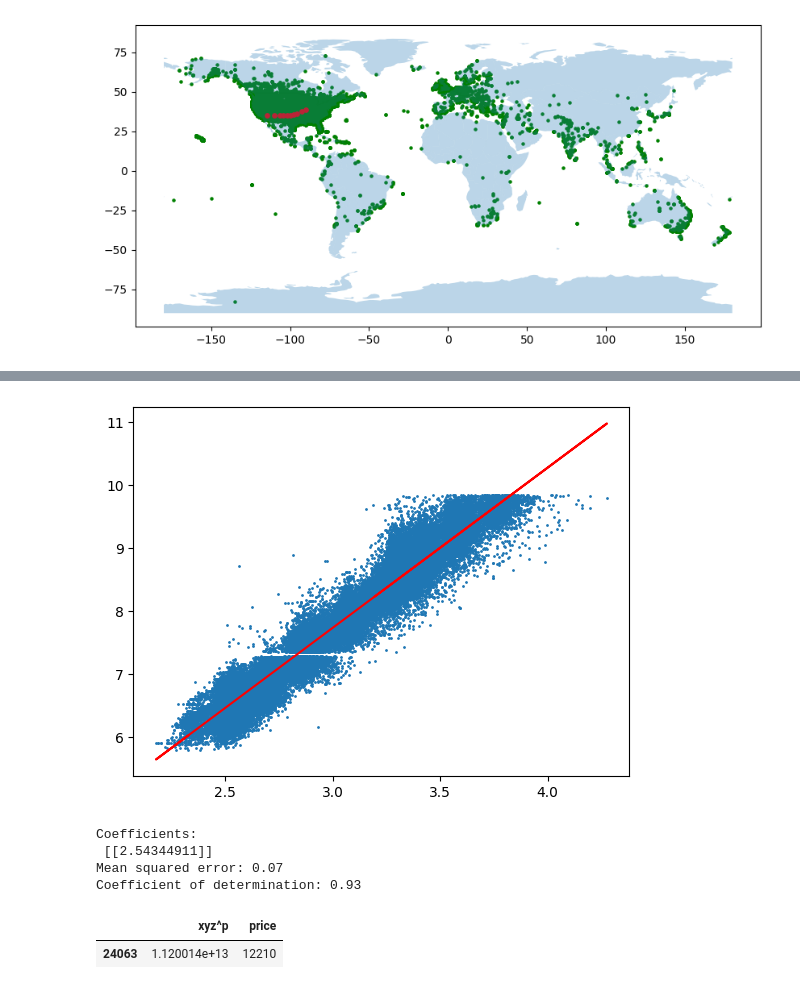
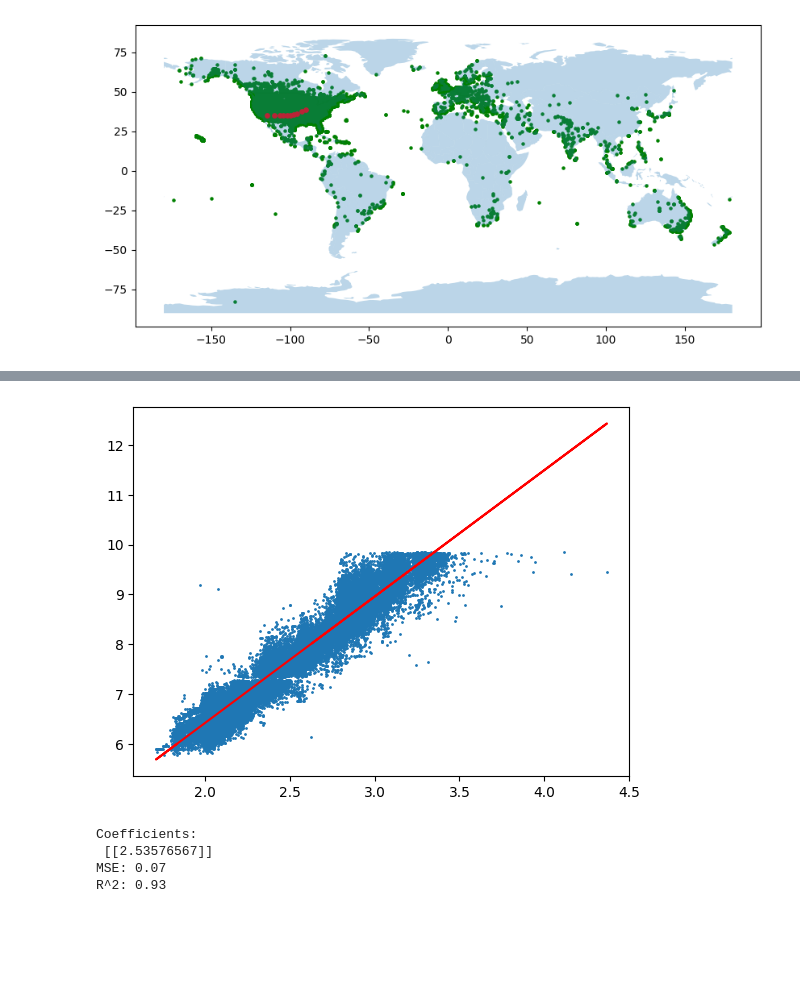
Before and after one commit to matiasleoni/Lapidarist, a Jupyter notebook: mapeo.ipynb, the cells around one changed output, grey strips where cells are left out. Saved outputs shown, nothing was run; the diff lists cells and outputs as text; code cells hidden in the pictures; blank space fills up the shorter version.

```diff
--- a/mapeo.ipynb
+++ b/mapeo.ipynb
@@ -139,10 +359,8 @@ abs(-2)
 # %%
 df_pr = pd.DataFrame()
 
-df_pr['xyz']= abs(df3['x'])*abs(df3['y'])*abs(df3['y'])/np.sqrt(df3['x']**2+df3['y']**2+df3['z']**2)
-df_pr['price']= df3['price']
+df_pr['xyz']= traintest_data['x']*traintest_data['y']*traintest_data['z']/np.sqrt(traintest_data['x']**2+traintest_data['y']**2+traintest_data['z']**2)
+df_pr['price']= traintest_data['price']
 df_pr
-#df_pr.describe()
-#df_pr.plot(x= 'price', y = 'xyz')
 # %% [output]
 |  | xyz | price |
@@ -166,3 +406,3 @@ df_pr[df_pr['xyz']>100]
 # %%
-df_pr = df_pr.drop(24063)
+df_pr = df_pr.drop(27425)
 # %%
@@ -174,19 +413,24 @@ df_pr[df_pr['xyz']<7.3]
 # %%
-df_pr = df_pr.drop(11181)
-df_pr = df_pr.drop(48401)
+df_pr = df_pr.drop(14633)
 # %%
-import numpy as np
-logxyz = np.log(df_pr['xyz'])
-logprice = np.log(df_pr['price'])
+#logxyz = np.log(df_pr['xyz'])
+#logprice = np.log(df_pr['price'])
 
 df_pr2= pd.DataFrame()
-df_pr2['logxyz'] = logxyz
-df_pr2['logprice'] = logprice
-df_pr2.dropna()
+
+#df_pr2['logxyz'] = logxyz
+#df_pr2['logprice'] = logprice
+
+df_pr2['logxyz'] = np.log(df_pr['xyz'])
+df_pr2['logprice'] = np.log(df_pr['price'])
+
+#df_pr2.dropna()
 #logxyz= logxyz.dropna()
 #df_pr.plot(x= 'price', y = 'xyz')
 
 #logprice = np.log(df_pr['price'])
 #logprice= logprice.dropna();
+
+df_pr2
 # %% [output]
 |  | logxyz | logprice |
@@ -210,28 +454,28 @@ df_pr2.plot(kind = 'scatter', x= 'logxyz', y = 'logprice')
 # %%
-from sklearn.linear_model import LinearRegression
-from sklearn.model_selection import cross_val_score
+#from sklearn.linear_model import LinearRegression
+#from sklearn.model_selection import cross_val_score
 from sklearn.metrics import mean_squared_error, r2_score
-df_pr2= df_pr2.dropna()
+#df_pr2= df_pr2.dropna()
 X = df_pr2.iloc[:, 0].values.reshape(-1, 1)  # values converts it into a numpy array
 Y = df_pr2.iloc[:, 1].values.reshape(-1, 1)  # -1 means that calculate the dimension of rows, but have 1 column
 
 linear_regressor = LinearRegression()  # create object for the class
 linear_regressor.fit(X, Y)  # perform linear regression
 Y_pred = linear_regressor.predict(X)  # make predictions
 plt.scatter(X, Y, s=1)
 plt.plot(X, Y_pred, color='red')
 plt.show()
 # %% [output]
-[figure, old version]
+[figure, new version]
 # %%
 # The coefficients
 print("Coefficients: \n", linear_regressor.coef_)
 # The mean squared error
-print("Mean squared error: %.2f" % mean_squared_error(Y, Y_pred))
+print("MSE: %.2f" % mean_squared_error(Y, Y_pred))
 # The coefficient of determination: 1 is perfect prediction
-print("Coefficient of determination: %.2f" % r2_score(Y, Y_pred))
+print("R^2: %.2f" % r2_score(Y, Y_pred))
 # %% [output]
 Coefficients:
- [[2.54344911]]
-Mean squared error: 0.07
-Coefficient of determination: 0.93
+ [[2.53576567]]
+MSE: 0.07
+R^2: 0.93
@@ -246,5 +481,0 @@ df_pr3 = df_pr3.dropna()
-# %%
-df_pr3[df_pr3['xyz^p']>10**12]
-# %% [output]
-|  | xyz^p | price |
-| 24063 | 1.120014e+13 | 12210 |
```
Also changed, not shown: parts of 45 cells of this notebook, 2 other files.
